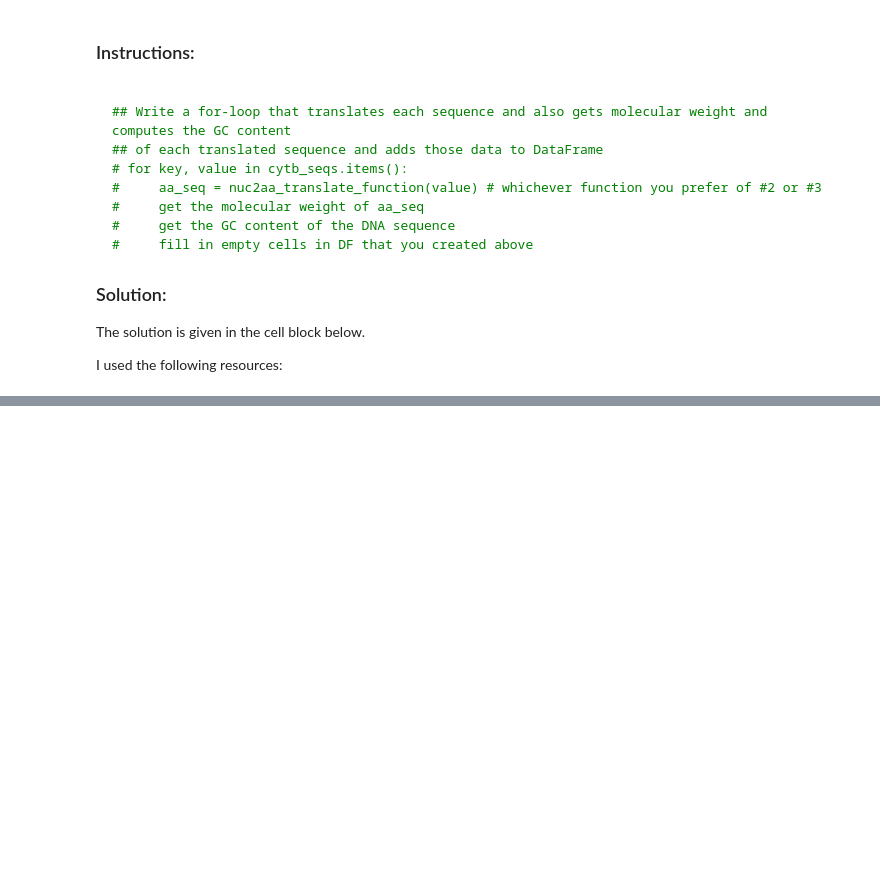
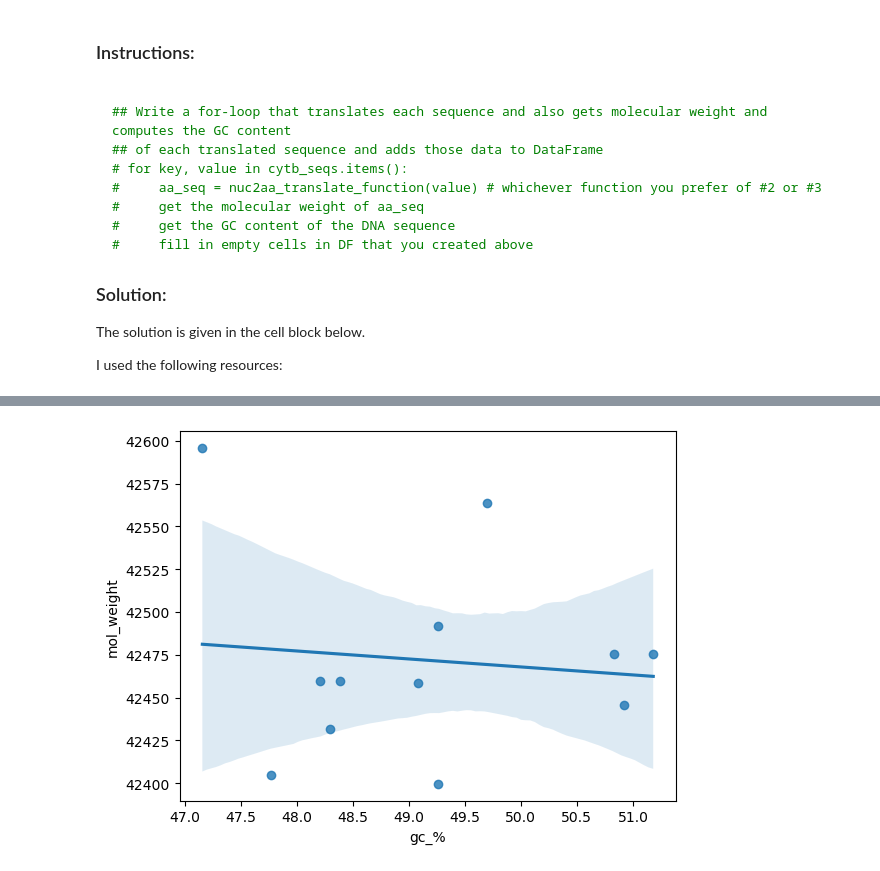
Before and after one commit to RGodin-ISU/BCB546-PythonHW_Spring2025, a Jupyter notebook: main.ipynb, the cells around one changed output, grey strips where cells are left out. Saved outputs shown, nothing was run; the diff lists cells and outputs as text; code cells hidden in the pictures; blank space fills up the shorter version.

```diff
--- a/main.ipynb
+++ b/main.ipynb
@@ -321,0 +367,7 @@ print(penguins_df)
+# %%
+def plot_mol_weight_vs_gc(data_frame):
+    sns.regplot(data_frame, x="gc_%", y="mol_weight")
+
+plot_mol_weight_vs_gc(penguins_df)
+# %% [output]
+[figure, added]
```
Also changed, not shown: parts of 4 cells of this notebook.
